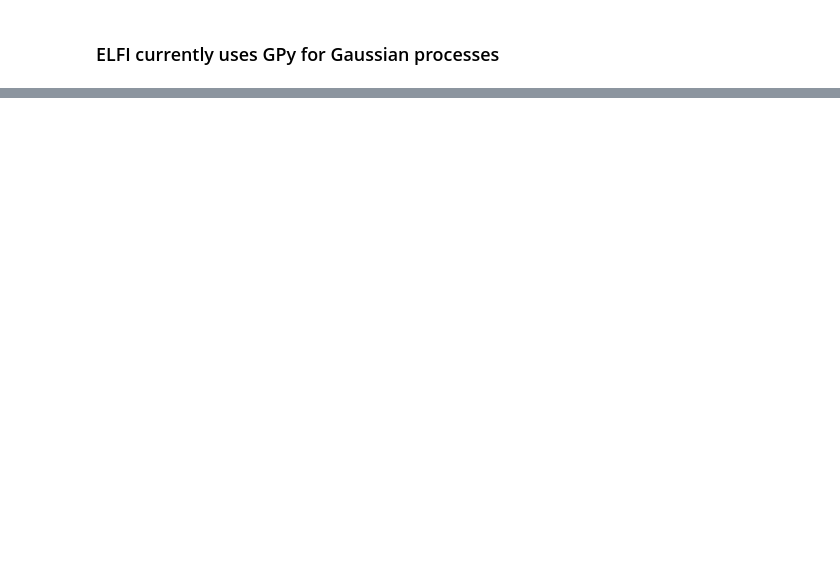
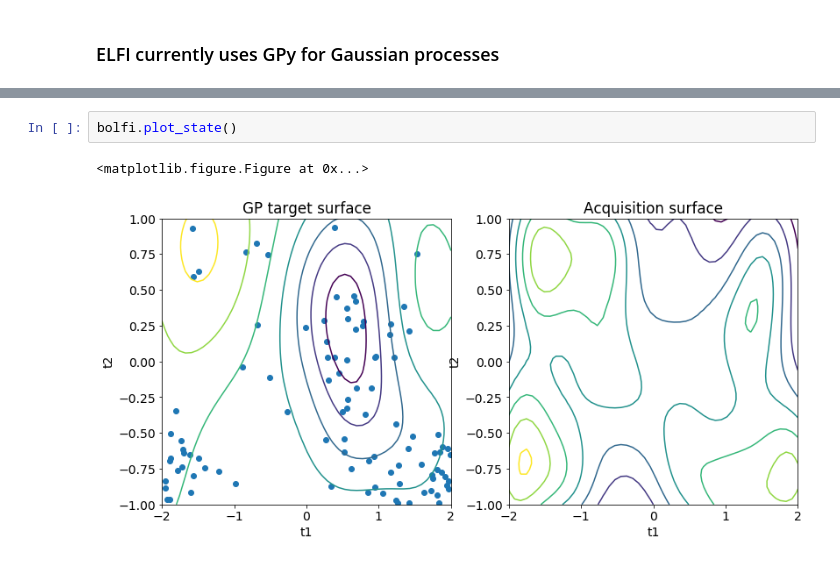
Before and after one commit to elfi-dev/zoo, a Jupyter notebook: EMS2017/demo.ipynb, the cells around one changed output, grey strips where cells are left out. Drawn from its saved outputs; the diff is of its cells as text; blank space fills up the shorter version.

```diff
--- a/EMS2017/demo.ipynb
+++ b/EMS2017/demo.ipynb
@@ -256,3 +264,8 @@ Parameters:
+# %%
+bolfi.plot_state()
+# %% [output]
+<matplotlib.figure.Figure at 0x...>
+[figure, added]
 # %%
 bolfi.target_model._gp.plot();
 # %% [output]
```
Also changed, not shown: parts of 30 cells of this notebook.
